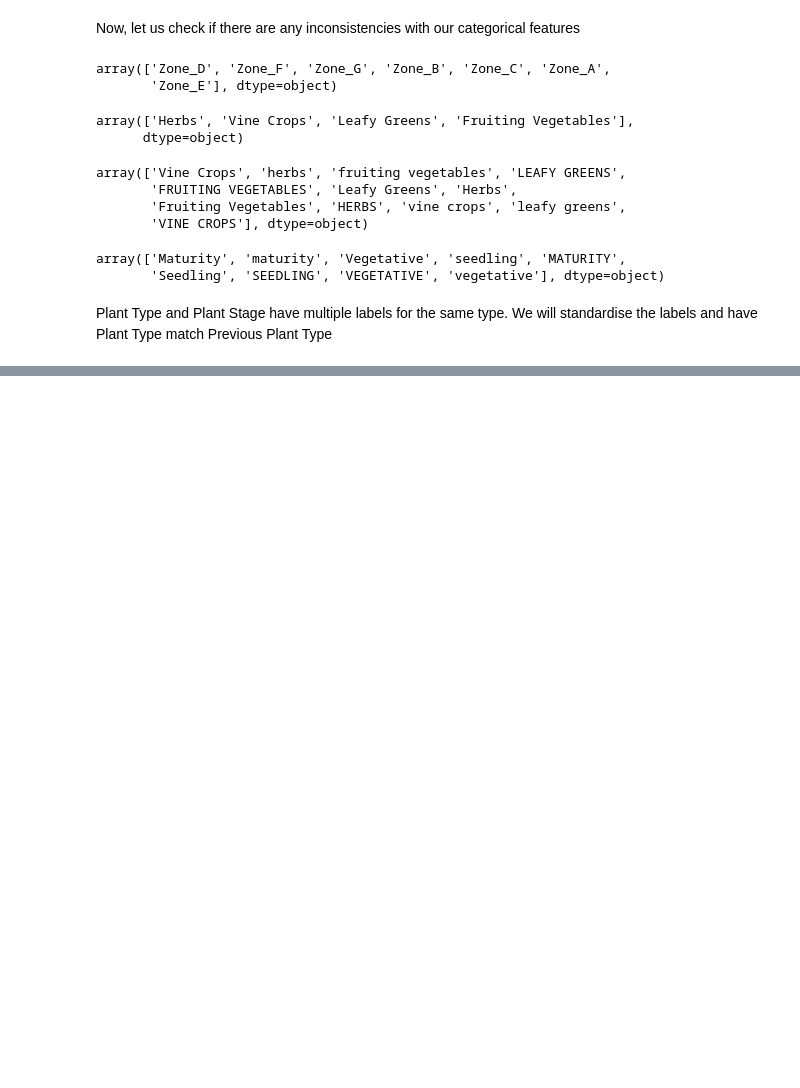
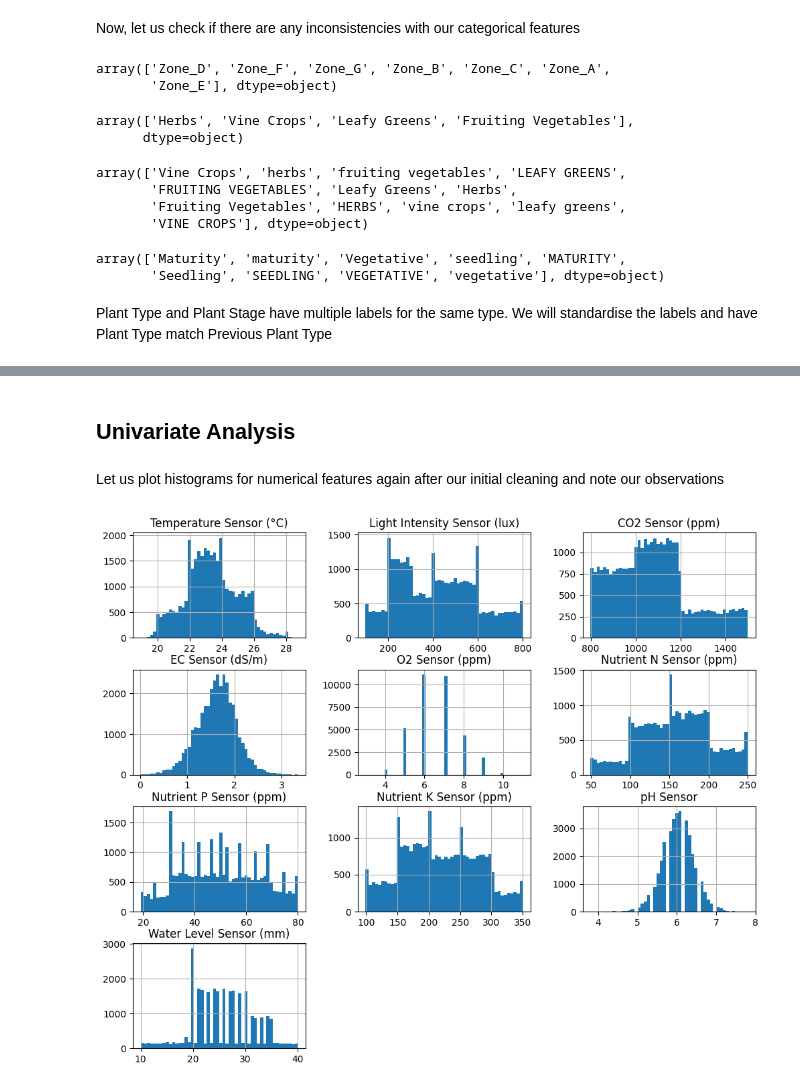
Before and after one commit to Anish-Gholap/agricultural-ml-pipeline, a Jupyter notebook: eda.ipynb, the cells around one changed output, grey strips where cells are left out. Drawn from its saved outputs; the diff is of its cells as text; code cells hidden in the pictures; blank space fills up the shorter version.

```diff
--- a/eda.ipynb
+++ b/eda.ipynb
@@ -232,0 +312,9 @@ mapping = {
+# %% [markdown]
+## Univariate Analysis
+# %% [markdown]
+Let us plot histograms for numerical features again after our initial cleaning and note our observations
+# %%
+df.hist(bins=50, figsize=(12, 10))
+plt.show()
+# %% [output]
+[figure, added]
```
Also changed, not shown: parts of 17 cells of this notebook.
